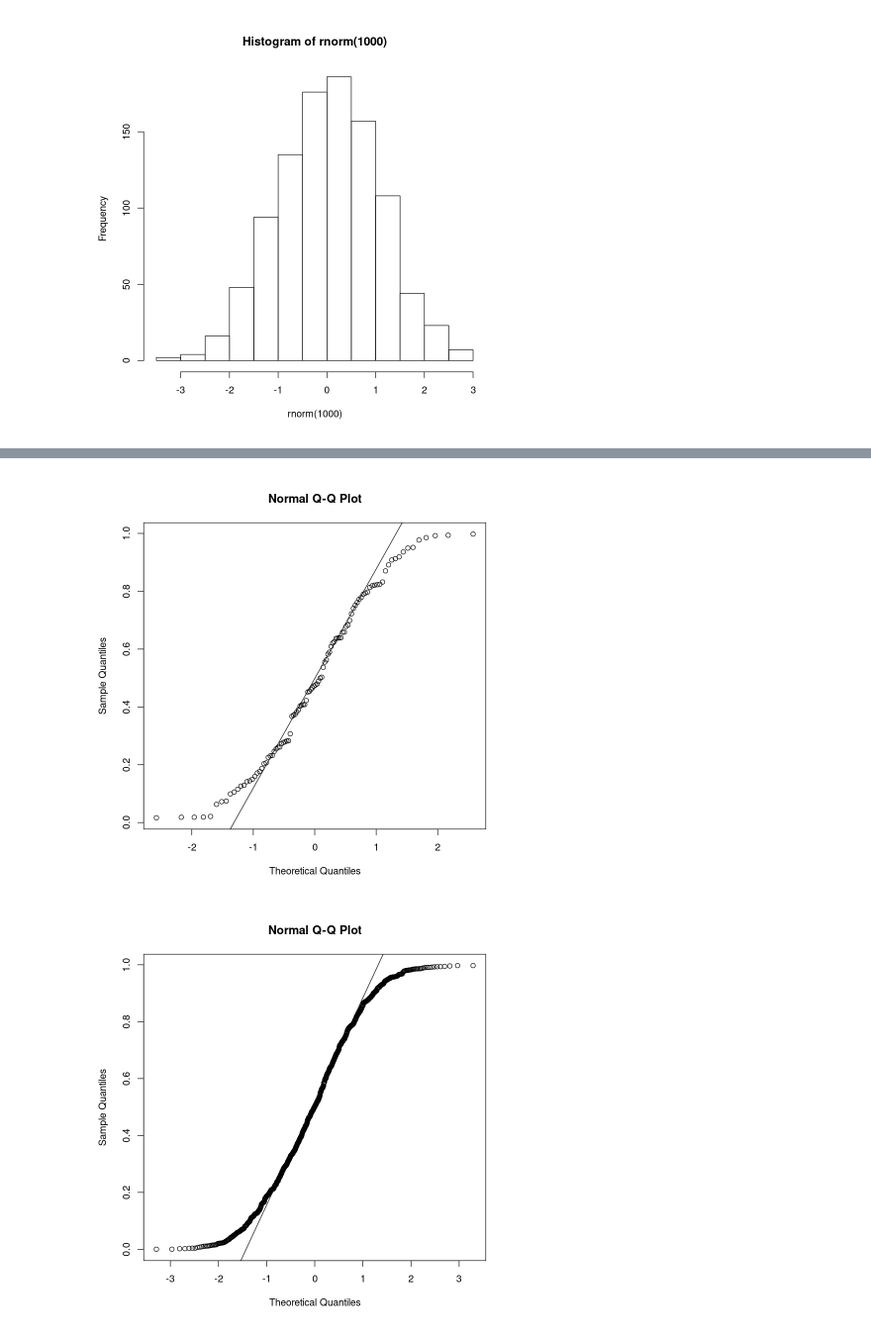
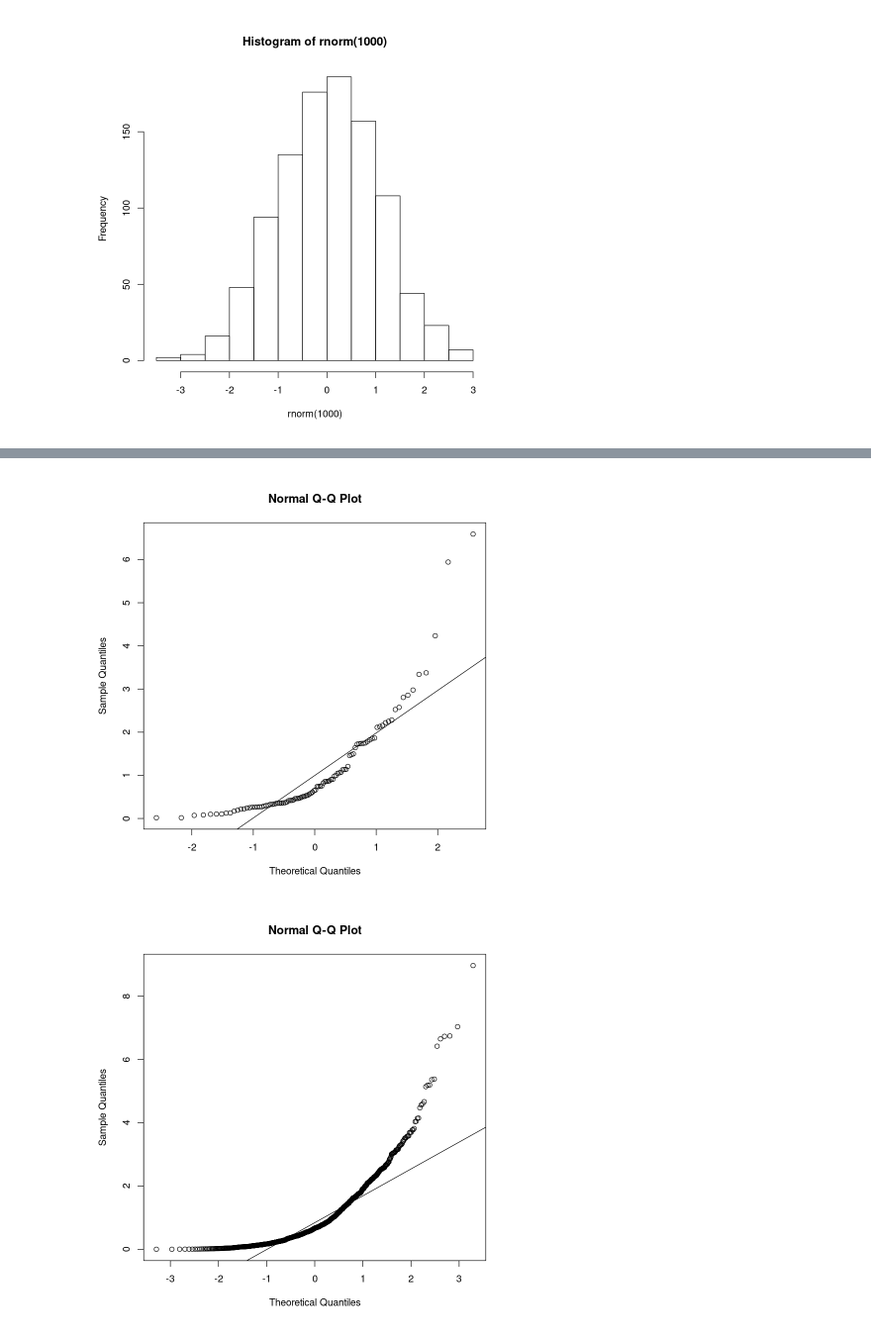
Before and after one commit to franhace/Proba-Estadistica, a Jupyter notebook: Practica/6-Posicion-Descriptiva/Practica 6 (nueva) - Ejercicio 6.ipynb, the cells around one changed output, grey strips where cells are left out. Shown at 99% size. Drawn from its saved outputs; the diff is of its cells as text; code cells hidden in the pictures.

```diff
--- a/Practica/6-Posicion-Descriptiva/Practica 6 (nueva) - Ejercicio 6.ipynb
+++ b/Practica/6-Posicion-Descriptiva/Practica 6 (nueva) - Ejercicio 6.ipynb
@@ -81,14 +68,15 @@ qqline(y)
 # %%
-data1 <- runif(25)
+# e) Repetir a) para una distribución exponencial.
+data1 <- rexp(25)
 qqnorm(data1)
 qqline(data1)
-data2 <- runif(50)
+data2 <- rexp(50)
 qqnorm(data2)
 qqline(data2)
-data3 <- runif(100)
+data3 <- rexp(100)
 qqnorm(data3)
 qqline(data3)
-data4 <- runif(1000)
+data4 <- rexp(1000)
 qqnorm(data4)
 qqline(data4)
 # %% [output]
@@ -97,2 +85,2 @@ qqline(data4)
-[figure, old version]
+[figure, new version]
-[figure, old version]
+[figure, new version]
```
Also changed, not shown: parts of 8 cells of this notebook, 1 other file.
